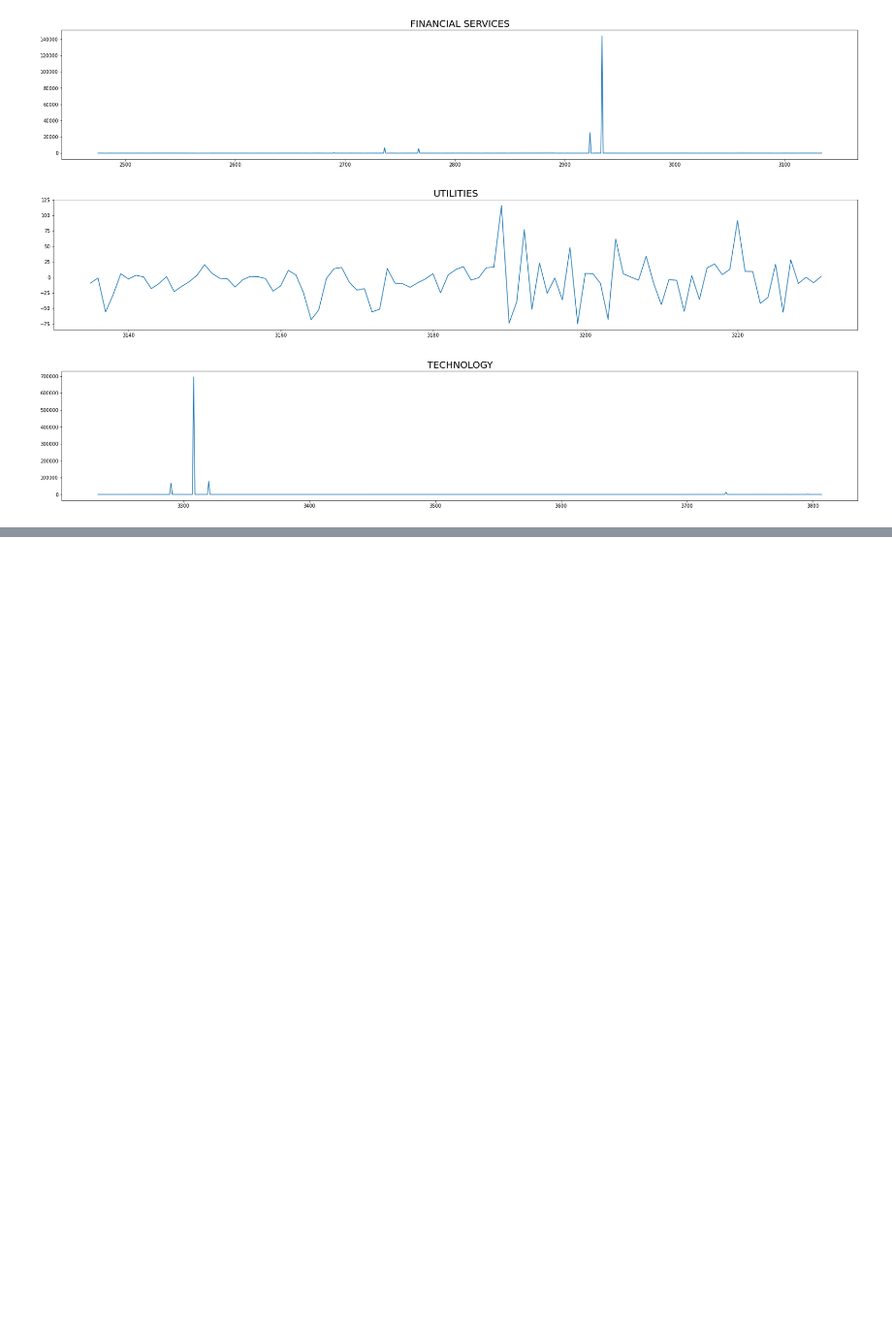
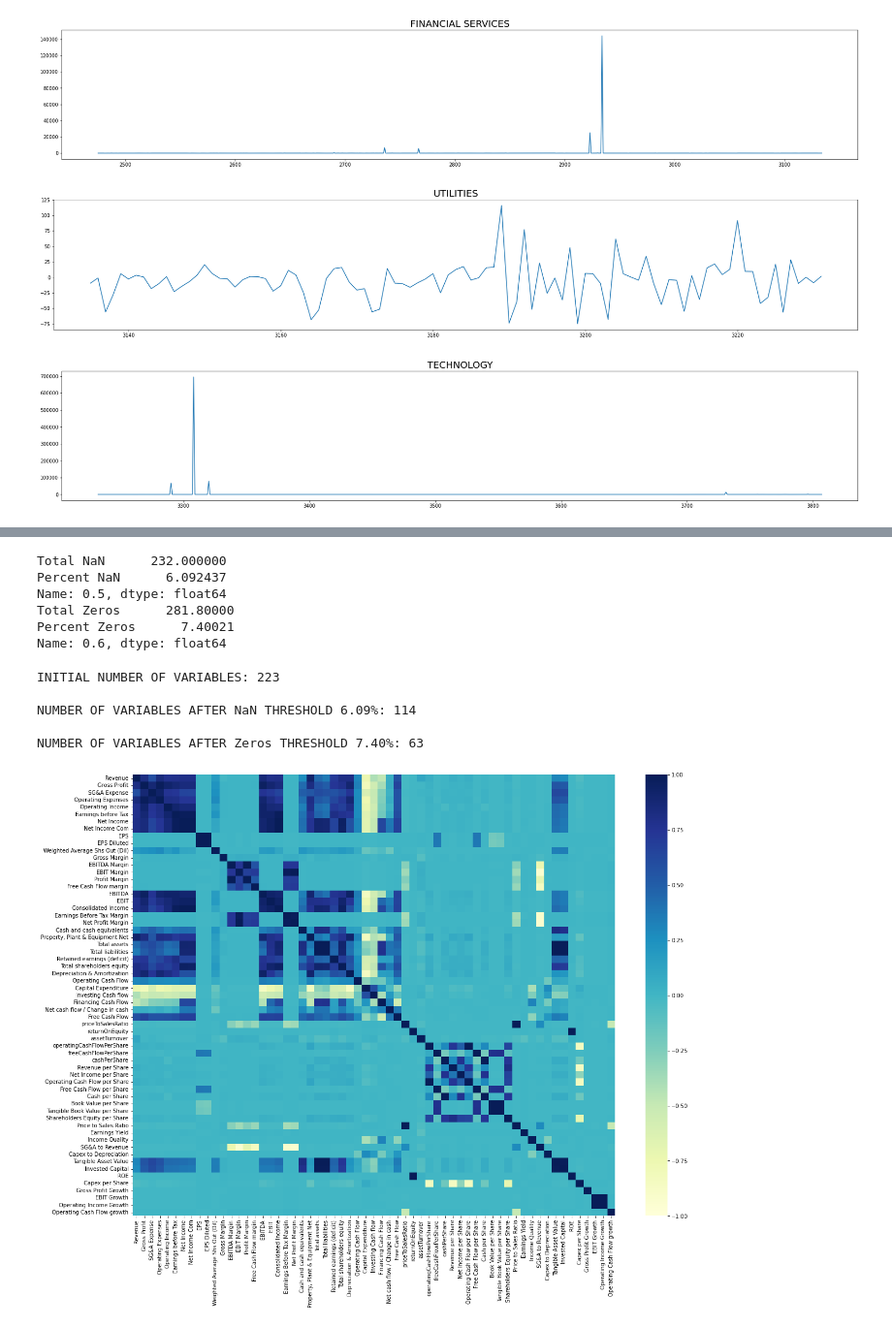
Before and after one commit to JosipHarambasic/ML_Project, a Jupyter notebook: ml_main.ipynb, the cells around one changed output, grey strips where cells are left out. Shown at 97% size. Drawn from its saved outputs; the diff is of its cells as text; code cells hidden in the pictures; blank space fills up the shorter version.

```diff
--- a/ml_main.ipynb
+++ b/ml_main.ipynb
@@ -92,0 +161,42 @@ for sector in sector_list:
+# %%
+# Find reasonable threshold for nan-values situation
+test_nan_level = 0.5
+print(df_nans.quantile(test_nan_level))
+_, thresh_nan = df_nans.quantile(test_nan_level)
+
+# Find reasonable threshold for zero-values situation
+test_zeros_level = 0.6
+print(df_zeros.quantile(test_zeros_level))
+_, thresh_zeros = df_zeros.quantile(test_zeros_level)
+# %% [output]
+Total NaN      232.000000
+Percent NaN      6.092437
+Name: 0.5, dtype: float64
+Total Zeros      281.80000
+Percent Zeros      7.40021
+Name: 0.6, dtype: float64
+# %%
+# Clean dataset applying thresholds for both zero values, nan-values
+print(f'INITIAL NUMBER OF VARIABLES: {ds2014.shape[1]}')
+print()
+
+df_test1 = ds2014.drop((df_nans[df_nans['Percent NaN'] > thresh_nan]).index, 1)
+print(f'NUMBER OF VARIABLES AFTER NaN THRESHOLD {thresh_nan:.2f}%: {df_test1.shape[1]}')
+print()
+
+df_zeros_postnan = df_zeros.drop((df_nans[df_nans['Percent NaN'] > thresh_nan]).index, axis=0)
+df_test2 = df_test1.drop((df_zeros_postnan[df_zeros_postnan['Percent Zeros'] > thresh_zeros]).index, 1)
+print(f'NUMBER OF VARIABLES AFTER Zeros THRESHOLD {thresh_zeros:.2f}%: {df_test2.shape[1]}')
+# %% [output]
+INITIAL NUMBER OF VARIABLES: 223
+
+NUMBER OF VARIABLES AFTER NaN THRESHOLD 6.09%: 114
+
+NUMBER OF VARIABLES AFTER Zeros THRESHOLD 7.40%: 63
+# %%
+# Plot correlation matrix
+fig, ax = plt.subplots(figsize=(20,15))
+sns.heatmap(df_test2.corr(), annot=False, cmap='YlGnBu', vmin=-1, vmax=1, center=0, ax=ax)
+plt.show()
+# %% [output]
+[figure, added]
```
Also changed, not shown: parts of 11 cells of this notebook.
